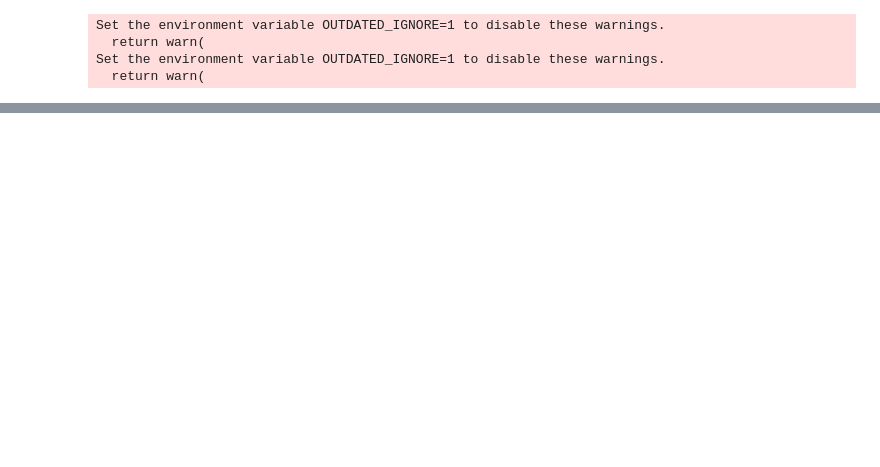
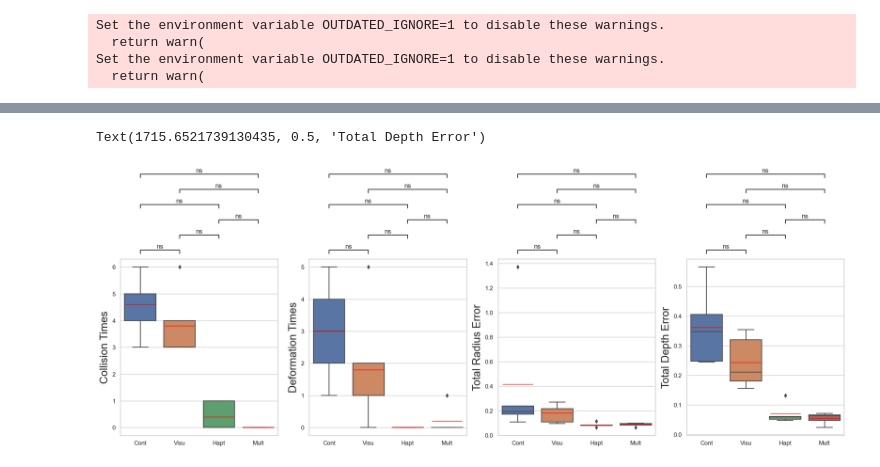
Before and after one commit to Tianyu-Zhou/Haptic-Feedback, a Jupyter notebook: haptic_feedback.ipynb, the cells around one changed output, grey strips where cells are left out. Cells and saved outputs as stored; diff of their text form; code cells hidden in the pictures; blank space fills up the shorter version.

```diff
--- a/haptic_feedback.ipynb
+++ b/haptic_feedback.ipynb
@@ -56,0 +128,78 @@ for home, dirs, files in os.walk(path):
+# %%
+data_analysis[['collision_times','deformation_times']] = data_analysis[['collision_times','deformation_times']].astype(float)
+# %%
+### pair analysis visualization
+sns.set(style = 'whitegrid')
+x = 'condition'
+y_list = ["collision_times","deformation_times","total_R_accuracy","total_D_accuracy"]; y_name = ['Collision Times','Deformation Times','Total Radius Error','Total Depth Error']
+order = ["Cont","Visu","Hapt","Mult"]
+method = 'Wilcoxon'
+# method = 'Kruskal'
+data = data_analysis
+box_pairs=[
+         (order[0], order[1]),
+         (order[0], order[2]),
+         (order[0], order[3]),
+         (order[1], order[2]),
+         (order[1], order[3]),
+         (order[2], order[3]),
+            ]
+
+average_line_length = "56" #76
+
+fig, axes = plt.subplots(1,4, figsize=(24,6), dpi=100)
+y = y_list[0]
+axes[0] = sns.boxplot(ax = axes[0], data=data, x=x, y=y, order=order, showmeans=True, meanprops={"marker":"_","markerfacecolor":"white","markeredgecolor":"red","markersize":average_line_length})
+# axes[0] = sns.violinplot(ax = axes[0], data=data, x=x, y=y, order=order)
+test_results = add_stat_annotation(ax=axes[0], data=data, x=x, y=y, order=order,
+                                 box_pairs=box_pairs,
+                                 test=method,
+                                 comparisons_correction=None,
+                                 text_format='star', loc='outside', verbose=1,
+                                 # stats_params={'alternative': 'less'}
+                                 )
+# axes[0].set(xlabel = method + ' analysis between groups', ylabel=y)
+axes[0].set_xlabel('', fontsize = 20)
+axes[0].set_ylabel(y_name[0], fontsize = 20)
+
+
+y = y_list[1]
+axes[1] = sns.boxplot(ax = axes[1],data=data, x=x, y=y,order=order, showmeans=True, meanprops={"marker":"_","markerfacecolor":"white","markeredgecolor":"red","markersize":average_line_length})
+test_results = add_stat_annotation(ax=axes[1], data=data, x=x, y=y,order=order,
+                                 box_pairs=box_pairs,
+                                 test=method,
+                                 comparisons_correction=None,
+                                 text_format='star', loc='outside', verbose=1,
+                                 # stats_params={'alternative': 'less'}
+                                 )
+# axes[1].set(xlabel = method + ' analysis between groups', ylabel=y)
+axes[1].set_xlabel('', fontsize = 20)
+axes[1].set_ylabel(y_name[1], fontsize = 20)
+
+y = y_list[2]
+axes[2] = sns.boxplot(ax = axes[2],data=data, x=x, y=y,order=order, showmeans=True, meanprops={"marker":"_","markerfacecolor":"white","markeredgecolor":"red","markersize":average_line_length})
+test_results = add_stat_annotation(ax=axes[2], data=data, x=x, y=y,order=order,
+                                 box_pairs=box_pairs,
+                                 test=method,
+                                 comparisons_correction=None,
+                                 text_format='star', loc='outside', verbose=1,
+                                 # stats_params={'alternative': 'less'}
+                                 )
+# axes[2].set(xlabel = method + ' analysis between groups', ylabel=y)
+axes[2].set_xlabel('', fontsize = 20)
+axes[2].set_ylabel(y_name[2], fontsize = 20)
+
+
+y = y_list[3]
+axes[3] = sns.boxplot(ax = axes[3],data=data, x=x, y=y,order=order, showmeans=True, meanprops={"marker":"_","markerfacecolor":"white","markeredgecolor":"red","markersize":average_line_length})
+test_results = add_stat_annotation(ax=axes[3], data=data, x=x, y=y,order=order,
+                                 box_pairs=box_pairs,
+                                 test=method,
+                                 comparisons_correction=None,
+                                 text_format='star', loc='outside', verbose=1,
+                                 # stats_params={'alternative': 'greater'}
+                                 )
+# axes[3].set(xlabel = method + ' analysis between groups', ylabel=y)
+axes[3].set_xlabel('', fontsize = 20)
+axes[3].set_ylabel(y_name[3], fontsize = 20)
+# %% [output]
@@ -56,0 +255,2 @@ for home, dirs, files in os.walk(path):
+Text(1715.6521739130435, 0.5, 'Total Depth Error')
+[figure, added]
```
Also changed, not shown: parts of 2 cells of this notebook.
